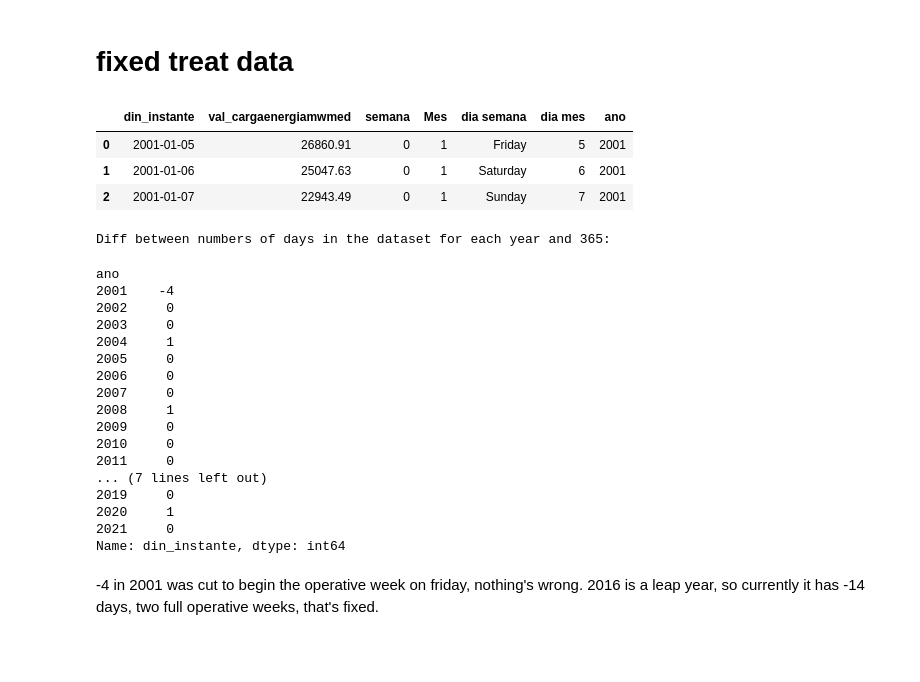
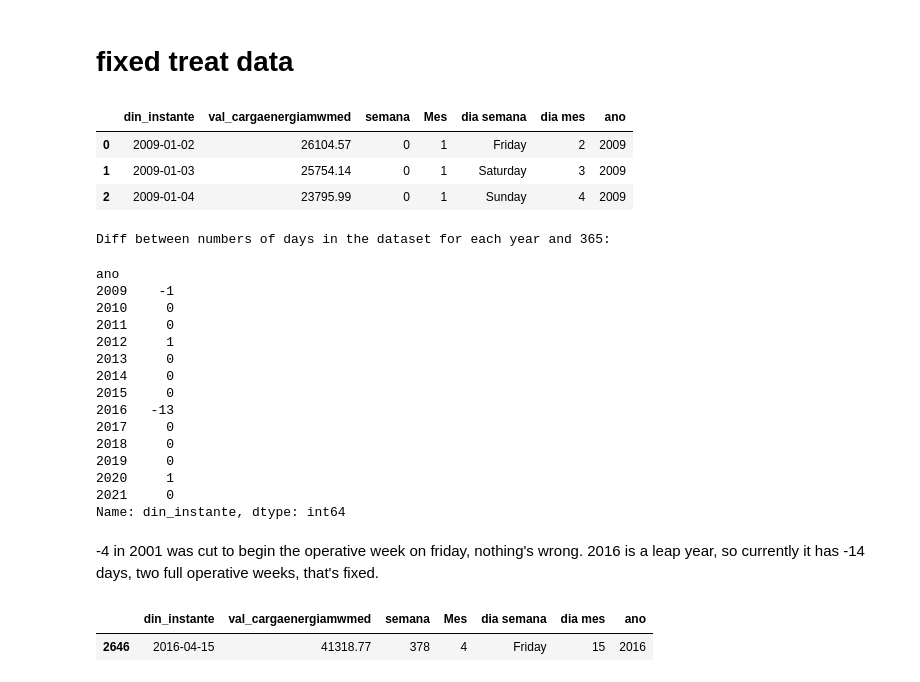
Before and after one commit to marcos-mansur/load-forecast, a Jupyter notebook: Data_quality.ipynb, the cells around one changed output. Saved outputs shown, nothing was run; the diff lists cells and outputs as text; code cells hidden in the pictures; blank space fills up the shorter version.

Commit message:
fix treat_data to work on treated dfs

```diff
--- a/Data_quality.ipynb
+++ b/Data_quality.ipynb
@@ -18,11 +18,11 @@ import pendulum
 # %% [markdown]
 #load data
 # %%
-df_20XX = pd.read_csv(f'https://ons-dl-prod-opendata.s3.amazonaws.com/dataset/carga_energia_di/CARGA_ENERGIA_2001.csv',
+df_20XX = pd.read_csv(f'https://ons-dl-prod-opendata.s3.amazonaws.com/dataset/carga_energia_di/CARGA_ENERGIA_2009.csv',
                       sep=';',
                       parse_dates=['din_instante'])
 
-for x in range(2002,2022):
+for x in range(2010,2022):
   df_20XX = pd.concat(objs = (df_20XX,pd.read_csv(f'https://ons-dl-prod-opendata.s3.amazonaws.com/dataset/carga_energia_di/CARGA_ENERGIA_{x}.csv',
                       sep=';',
                       parse_dates=['din_instante'])))
@@ -144,25 +142,25 @@ def get_missing_days(df):
 
 def id_and_impute(df):
 
-  df = df.copy()
   # series of missing days with indexes
   missing_days = get_missing_days(df)
-  # drop days from incomplete week in 2016
-  df = df.drop(axis=0, index = df.din_instante[(df[time_col]>='2016-04-01') & (df[time_col]<='2016-04-05')].index)
-  df = df.drop(axis=0, index = missing_days.index[1]-1)
-  # missing day to be inputed - feb 1st, 2014
-  input_day = df['din_instante'].iloc[missing_days.index[0]]
-  # line to be inserted in dataset with load value of day before
-  df_day = pd.DataFrame({'din_instante': input_day-pd.Timedelta(1, unit='D'),
-                        'val_cargaenergiamwmed': df[load_col].iloc[missing_days.index[0] - 1]},
-                        index=[missing_days.index[0] -1 ])
-  # insert missing day
-  df_total = pd.concat(objs= [df[:missing_days.index[0]],
-                              df_day,
-                              df[missing_days.index[0]:]])
+  if len(df[df.din_instante == '2014-01-01']) == 1:
+    # drop days from incomplete week in 2016
+    df = df.drop(axis=0, index = df.din_instante[(df[time_col]>='2016-04-01') & (df[time_col]<='2016-04-05')].index)
+    df = df.drop(axis=0, index = missing_days.index[1]-1)
+    # missing day to be inputed - feb 1st, 2014
+    imput_day = df['din_instante'].iloc[missing_days.index[0]]
+    # line to be inserted in dataset with load value of day before
+    df_day = pd.DataFrame({'din_instante': imput_day-pd.Timedelta(1, unit='D'),
+                          'val_cargaenergiamwmed': df[load_col].iloc[missing_days.index[0] - 1]},
+                          index=[missing_days.index[0] -1 ])
+    # insert missing day
+    df = pd.concat(objs= [df[:missing_days.index[0]],
+                                df_day,
+                                df[missing_days.index[0]:]])
 
   #reset index
-  return  df_total, missing_days
+  return  df, missing_days
 
 def go_to_friday(df):
   """ get next friday = start the operative week"""
@@ -176,70 +174,74 @@ def go_to_friday(df):
     # next friday - begins the operative week
     next_friday = dt.next(pendulum.FRIDAY).strftime('%Y-%m-%d')
     # df starts with the begin of operative week
-    return df[df['din_instante'] >= next_friday].reset_index(drop=True).copy()
+    df = df[df['din_instante'] >= next_friday].reset_index(drop=True).copy()
 
+  return df
 
 def treat_data(df,regiao='SUDESTE',operative_week_start=2):
 
   # round the values of load
   df['val_cargaenergiamwmed'] = np.round(df['val_cargaenergiamwmed'],2)
-  # drop last 4 rows that doesn't have load values
+  # drop na rows that doesn't have load values
   df.dropna(axis=0, how='any',inplace=True)
   # filter data by subsystem region
   try:
-    df = df[df['nom_subsistema']==regiao].reset_index().drop('index',
+    df = df[df.nom_subsistema==regiao].reset_index().drop('index',
                                                              axis=1).copy()
   except:
     pass
   # drops columns about region
   df.drop(labels=['nom_subsistema','id_subsistema'],
           inplace=True, axis=1,errors='ignore')
 
 
   # check if the dataset starts on a friday and go to friday if it does not
   df = go_to_friday(df)
   # insert missing data from 1st feb'2014
-  df, missing_days = id_and_impute(df)
+  df, _ = id_and_impute(df)
 
   # create column with week number
   df.reset_index(inplace=True,drop=True)
   df['semana'] = (df.index)//7
 
   df['Mes'] = df['din_instante'].dt.month
   df['dia semana'] = df['din_instante'].dt.day_name()
   df['dia mes'] = df['din_instante'].dt.day
   df['ano'] = df['din_instante'].dt.year
 
   return df
 
 df = treat_data(df_20XX, regiao='SUDESTE')
 df.head(3)
 # %% [output]
 |  | din_instante | val_cargaenergiamwmed | semana | Mes | dia semana | dia mes | ano |
-| 0 | 2001-01-05 | 26860.91 | 0 | 1 | Friday | 5 | 2001 |
-| 1 | 2001-01-06 | 25047.63 | 0 | 1 | Saturday | 6 | 2001 |
-| 2 | 2001-01-07 | 22943.49 | 0 | 1 | Sunday | 7 | 2001 |
+| 0 | 2009-01-02 | 26104.57 | 0 | 1 | Friday | 2 | 2009 |
+| 1 | 2009-01-03 | 25754.14 | 0 | 1 | Saturday | 3 | 2009 |
+| 2 | 2009-01-04 | 23795.99 | 0 | 1 | Sunday | 4 | 2009 |
 # %%
 print('Diff between numbers of days in the dataset for each year and 365: \n')
-df.groupby(['ano'])[time_col].count() - [365 for x in range(2001,2022)]
+df.groupby(['ano'])[time_col].count() - [365 for x in range(2009,2022)]
 # %% [output]
 Diff between numbers of days in the dataset for each year and 365:
 ano
-2001    -4
-2002     0
-2003     0
-2004     1
-2005     0
-2006     0
-2007     0
-2008     1
-2009     0
+2009    -1
 2010     0
 2011     0
-... (7 lines left out)
+2012     1
+2013     0
+2014     0
+2015     0
+2016   -13
+2017     0
+2018     0
 2019     0
 2020     1
 2021     0
 Name: din_instante, dtype: int64
 # %% [markdown]
 -4 in 2001 was cut to begin the operative week on friday, nothing's wrong. 2016 is a leap year, so currently it has -14 days, two full operative weeks, that's fixed.
+# %%
+df[df.din_instante == '2016-04-15']
+# %% [output]
+|  | din_instante | val_cargaenergiamwmed | semana | Mes | dia semana | dia mes | ano |
+| 2646 | 2016-04-15 | 41318.77 | 378 | 4 | Friday | 15 | 2016 |
```
Also changed, not shown: parts of 5 cells of this notebook.
